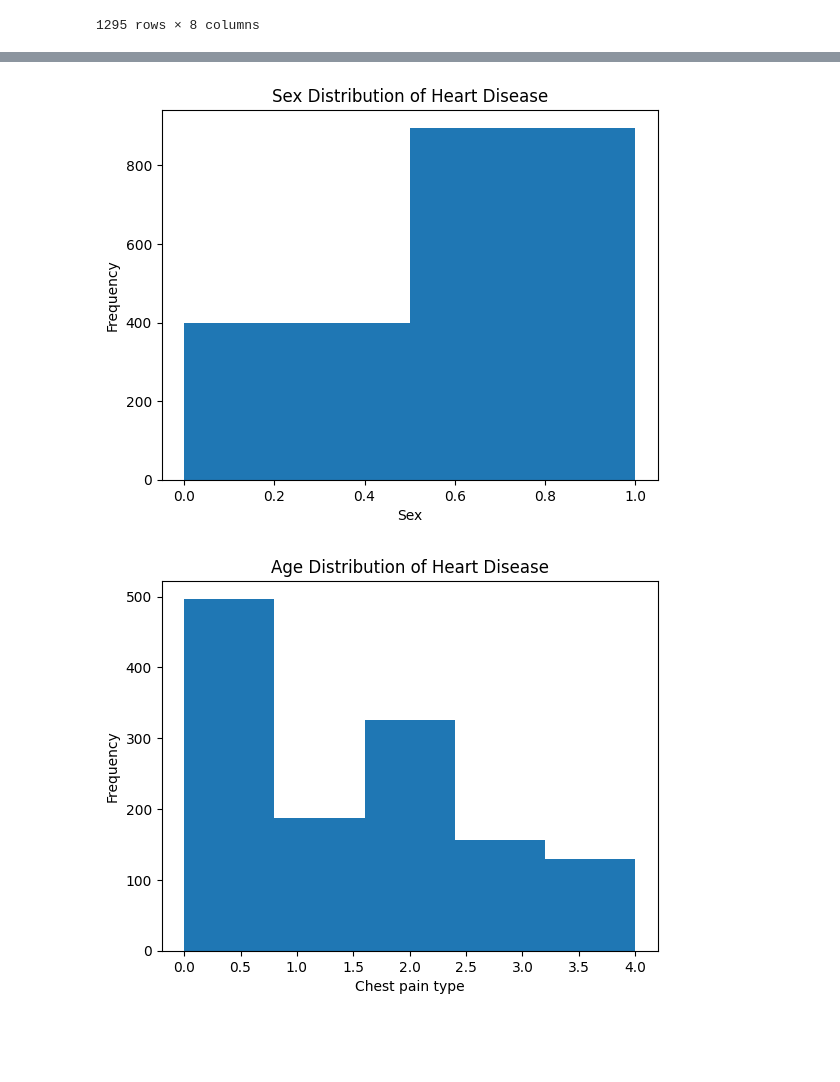
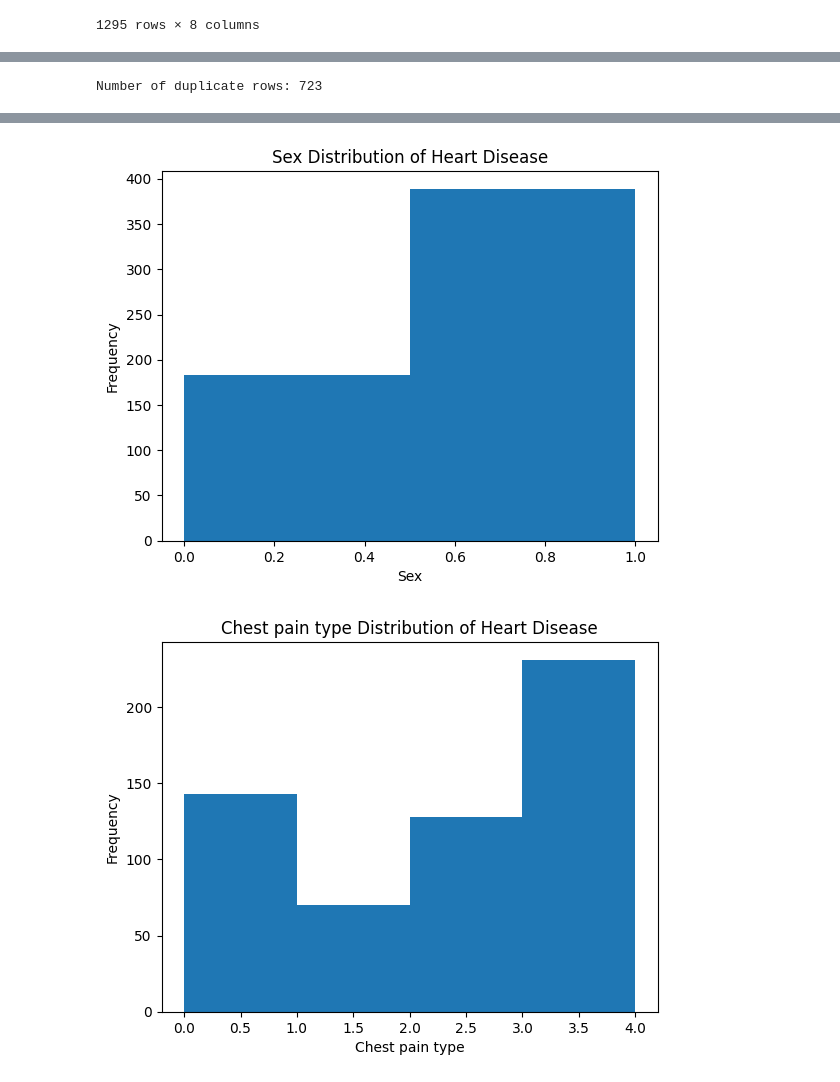
Before and after one commit to Adolfojose/Project-1, a Jupyter notebook: Resources/EDA_HD.ipynb, the cells around one changed output, grey strips where cells are left out. Drawn from its saved outputs; the diff is of its cells as text; code cells hidden in the pictures; blank space fills up the shorter version.

```diff
--- a/Resources/EDA_HD.ipynb
+++ b/Resources/EDA_HD.ipynb
@@ -160,9 +160,9 @@ dtype: bool
 # %%
 # removing NaN columns from dataframe
-heart_data_clean = heart_data_merge.dropna(axis=1)
+heart_data_dn = heart_data_merge.dropna(axis=1)
 
 # disply data w/o NaN
-heart_data_clean
+heart_data_dn
 # %% [output]
 |  | Age | Sex | Chest pain type | BP | Cholesterol | FBS over 120 | Exercise angina | ... |
 | 0 | 70 | 1 | 4 | 130 | 322 | 0 | 0 | ... |
@@ -204,0 +199,6 @@ Number of duplicate rows: 723
+# %%
+# drop duplicate rows
+heart_data_clean = heart_data_dn.drop_duplicates()
+
+# disply df
+heart_data_clean
@@ -205,3 +219,9 @@ Number of duplicate rows: 723
+# %%
+# Count the number of duplicate rows
+num_duplicates = duplicate_rows.sum()
+print("Number of duplicate rows:", num_duplicates)
+# %% [output]
+Number of duplicate rows: 723
 # %%
 #Disply Histogram of each column
 
@@ -220,10 +240,10 @@ plt.title('Sex Distribution of Heart Disease')
 plt.show()
 
 # Chest pain type Histogram
-plt.hist(heart_data_clean['Chest pain type'], bins=5)
+plt.hist(heart_data_clean['Chest pain type'], bins=4)
 plt.xlabel('Chest pain type')
 plt.ylabel('Frequency')
-plt.title('Age Distribution of Heart Disease')
+plt.title('Chest pain type Distribution of Heart Disease')
 plt.show()
 
 
@@ -265,2 +285,2 @@ plt.show()
-[figure, old version]
+[figure, new version]
-[figure, old version]
+[figure, new version]
```
Also changed, not shown: parts of 15 cells of this notebook.
